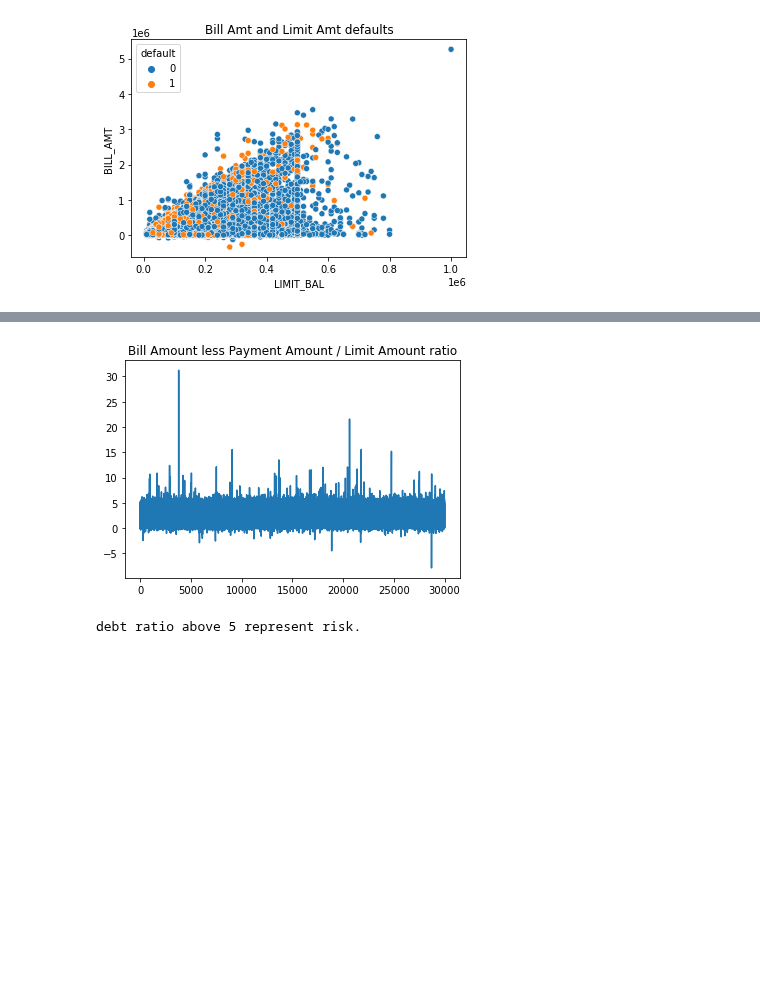
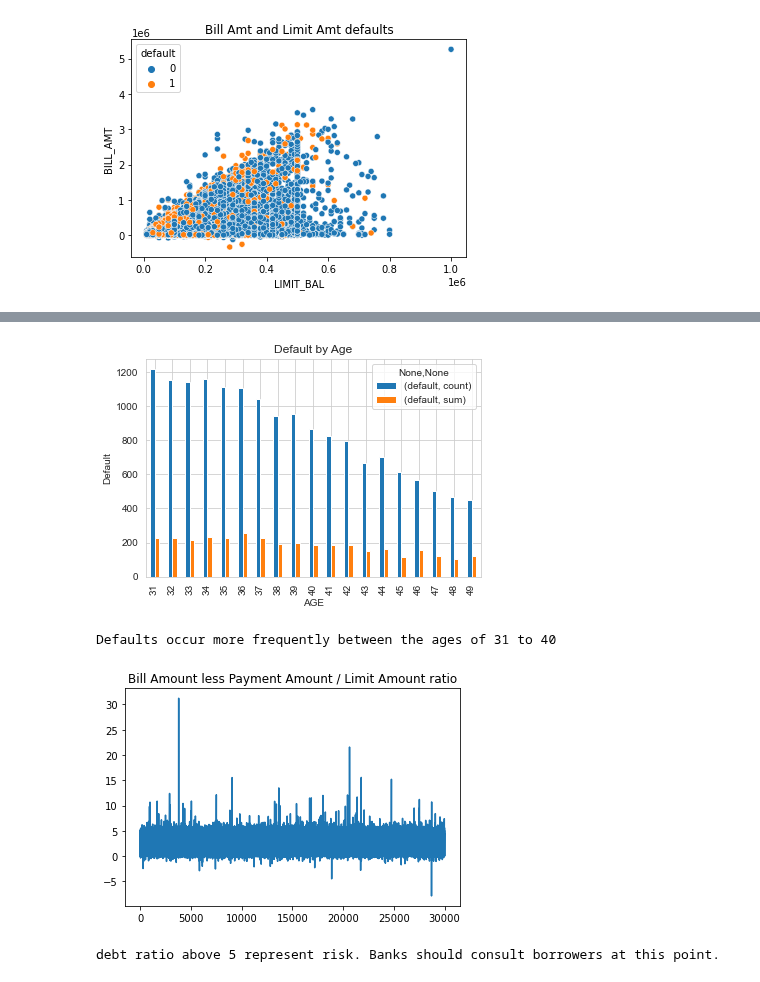
Before and after one commit to Andru-1987/python-deep-learning, a Jupyter notebook: Credit Card Default usings Keras Default Prediction.ipynb, the cells around one changed output, grey strips where cells are left out. Drawn from its saved outputs; the diff is of its cells as text; code cells hidden in the pictures; blank space fills up the shorter version.

```diff
--- a/Credit Card Default usings Keras Default Prediction.ipynb
+++ b/Credit Card Default usings Keras Default Prediction.ipynb
@@ -63,3 +54,15 @@ plt.show()
+# %%
+filter=(df['AGE']>30) & (df['AGE']<50)
+grouped=df[['AGE','default']][filter].groupby('AGE').agg(['count','sum'])
+#print(grouped)
+grouped.plot(kind='bar')
+plt.title('Default by Age')
+plt.ylabel('Default')
+plt.show()
+print("Defaults occur more frequently between the ages of 31 to 40")
+# %% [output]
+[figure, added]
+Defaults occur more frequently between the ages of 31 to 40
 # %%
 NUMERIC=['LIMIT_BAL', 'AGE',
        'PAY_0', 'PAY_2', 'PAY_3', 'PAY_4', 'PAY_5', 'PAY_6', 'BILL_AMT1',
@@ -111,10 +114,10 @@ X_train,X_test,y_train, y_test=train_test_split(X,y,test_size=0.3,random_state=4
 X['DEBT_RATIO'].plot()
 plt.title('Bill Amount less Payment Amount / Limit Amount ratio')
 plt.show()
-print('debt ratio above 5 represent risk. Banks should consult borrows at this point.')
+print('debt ratio above 5 represent risk. Banks should consult borrowers at this point.')
 # %% [output]
 [figure]
-debt ratio above 5 represent risk.
+debt ratio above 5 represent risk. Banks should consult borrowers at this point.
 # %%
 model = Sequential()
 
```
Also changed, not shown: parts of 5 cells of this notebook.
